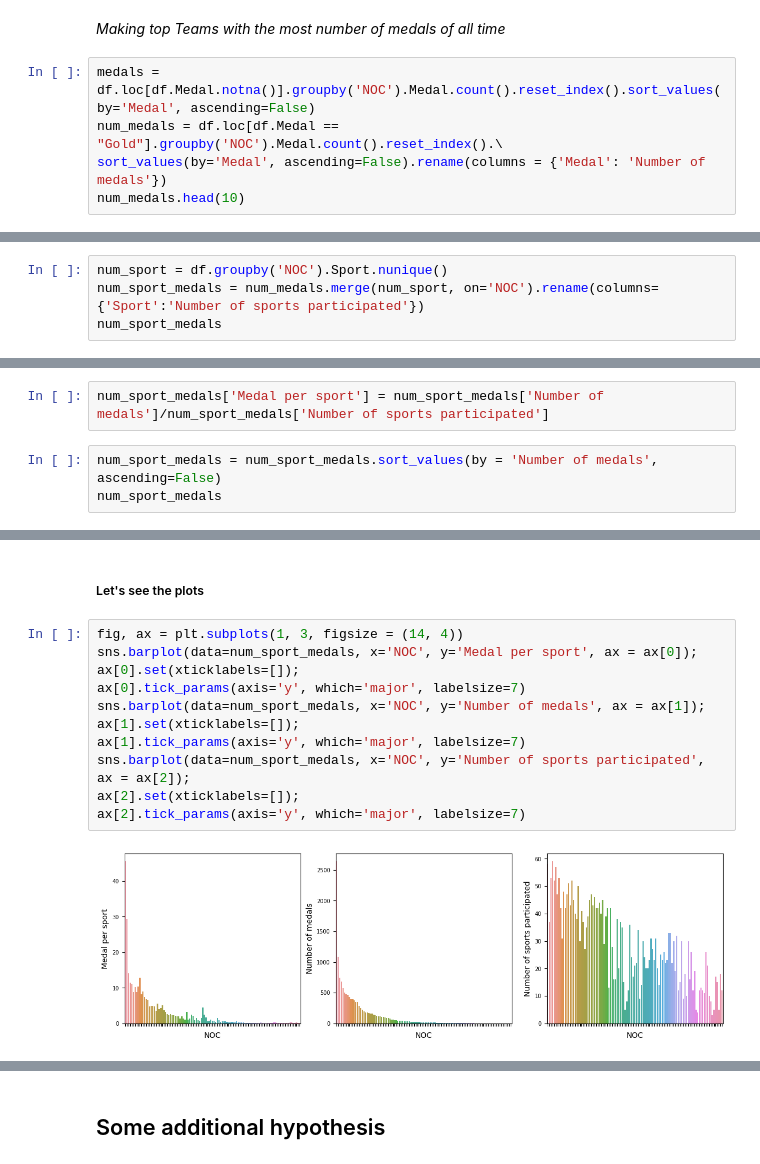
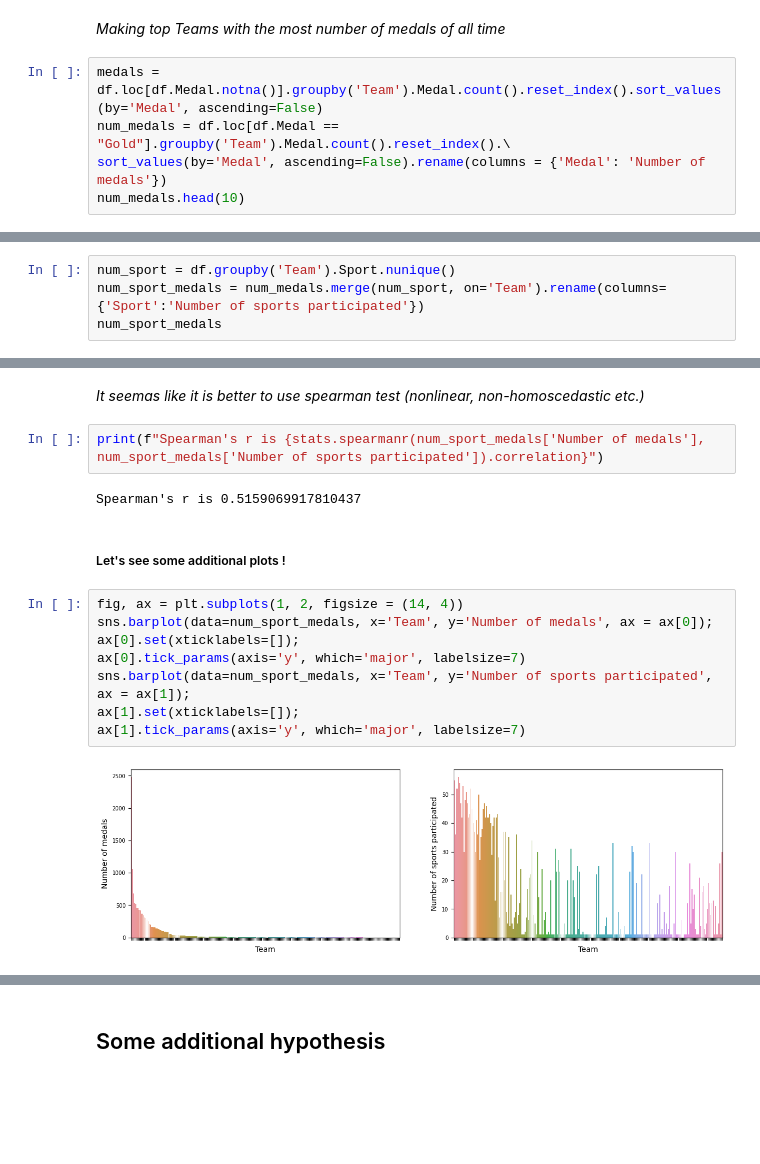
Before and after one commit to vladissta/BI_Statistics_2022, a Jupyter notebook: Project/Reports/report.ipynb, the cells around one changed output, grey strips where cells are left out. Saved outputs shown, nothing was run; the diff lists cells and outputs as text; blank space fills up the shorter version.

```diff
--- a/Project/Reports/report.ipynb
+++ b/Project/Reports/report.ipynb
@@ -447,8 +474,8 @@ print(new_df.to_markdown(), file = open('../Tables for article/markdown_table.tx
 # %% [markdown]
 _Making top Teams with the most number of medals of all time_
 # %%
-medals = df.loc[df.Medal.notna()].groupby('NOC').Medal.count().reset_index().sort_values(by='Medal', ascending=False)
-num_medals = df.loc[df.Medal == "Gold"].groupby('NOC').Medal.count().reset_index().\
+medals = df.loc[df.Medal.notna()].groupby('Team').Medal.count().reset_index().sort_values(by='Medal', ascending=False)
+num_medals = df.loc[df.Medal == "Gold"].groupby('Team').Medal.count().reset_index().\
 sort_values(by='Medal', ascending=False).rename(columns = {'Medal': 'Number of medals'})
 num_medals.head(10)
 # %% [output]
@@ -468,5 +497,5 @@ num_medals.head(10)
 # %%
-num_sport = df.groupby('NOC').Sport.nunique()
-num_sport_medals = num_medals.merge(num_sport, on='NOC').rename(columns={'Sport':'Number of sports participated'})
+num_sport = df.groupby('Team').Sport.nunique()
+num_sport_medals = num_medals.merge(num_sport, on='Team').rename(columns={'Sport':'Number of sports participated'})
 num_sport_medals
 # %% [output]
@@ -486,5 +514,0 @@ num_sport_medals
-# %%
-num_sport_medals['Medal per sport'] = num_sport_medals['Number of medals']/num_sport_medals['Number of sports participated']
-# %%
-num_sport_medals = num_sport_medals.sort_values(by = 'Number of medals', ascending=False)
-num_sport_medals
@@ -542,16 +519,19 @@ sns.scatterplot(x=df_wo_devs['Number of medals'], y=df_wo_devs['Number of sports
+# %% [markdown]
+_It seemas like it is better to use spearman test (nonlinear, non-homoscedastic etc.)_
+# %%
+print(f"Spearman's r is {stats.spearmanr(num_sport_medals['Number of medals'], num_sport_medals['Number of sports participated']).correlation}")
+# %% [output]
+Spearman's r is 0.5159069917810437
 # %% [markdown]
-##### Let's see the plots
+##### Let's see some additional plots !
 # %%
-fig, ax = plt.subplots(1, 3, figsize = (14, 4))
-sns.barplot(data=num_sport_medals, x='NOC', y='Medal per sport', ax = ax[0]);
+fig, ax = plt.subplots(1, 2, figsize = (14, 4))
+sns.barplot(data=num_sport_medals, x='Team', y='Number of medals', ax = ax[0]);
 ax[0].set(xticklabels=[]);
 ax[0].tick_params(axis='y', which='major', labelsize=7)
-sns.barplot(data=num_sport_medals, x='NOC', y='Number of medals', ax = ax[1]);
+sns.barplot(data=num_sport_medals, x='Team', y='Number of sports participated', ax = ax[1]);
 ax[1].set(xticklabels=[]);
 ax[1].tick_params(axis='y', which='major', labelsize=7)
-sns.barplot(data=num_sport_medals, x='NOC', y='Number of sports participated', ax = ax[2]);
-ax[2].set(xticklabels=[]);
-ax[2].tick_params(axis='y', which='major', labelsize=7)
 # %% [output]
-[figure, old version]
+[figure, new version]
 # %% [markdown]
```
Also changed, not shown: parts of 44 cells of this notebook, 3 other files.
